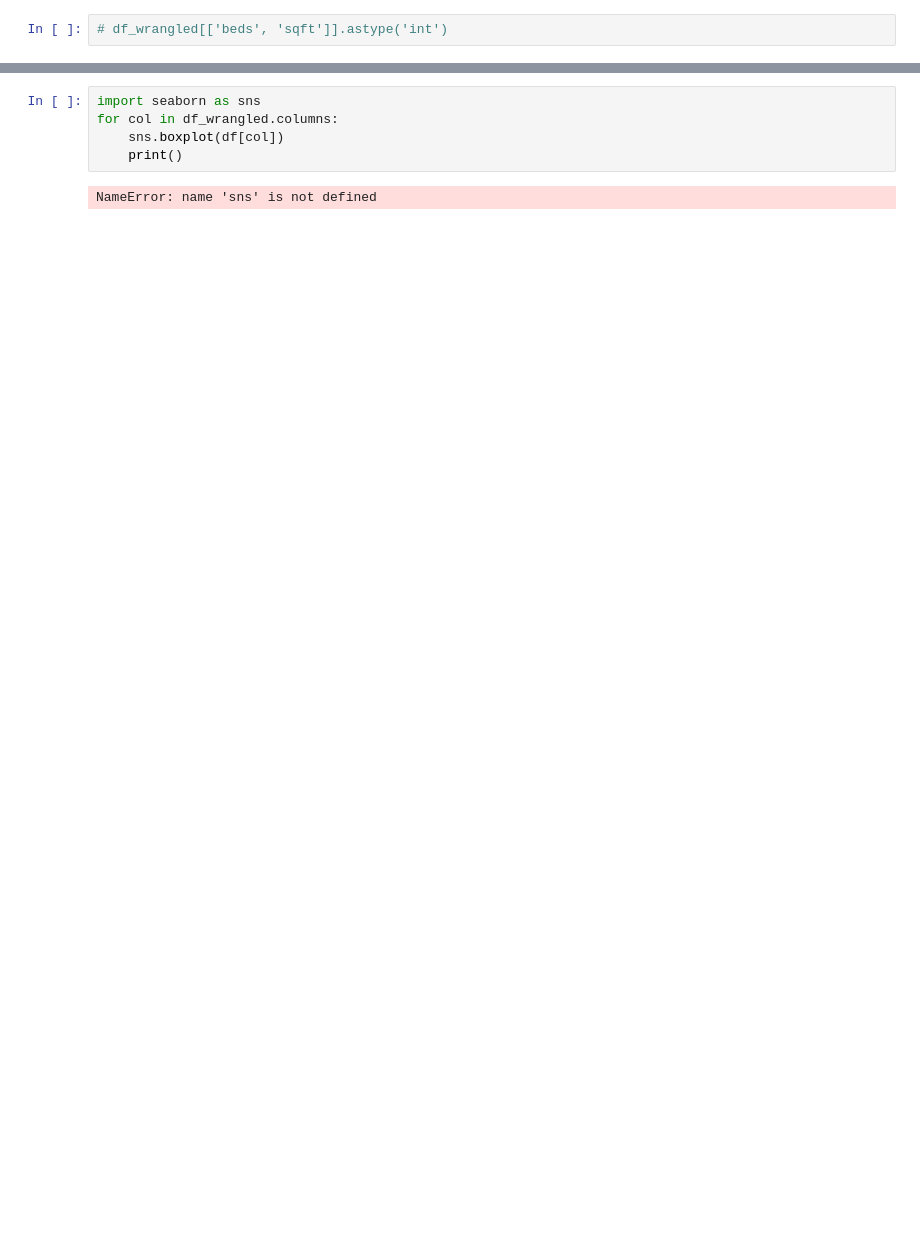
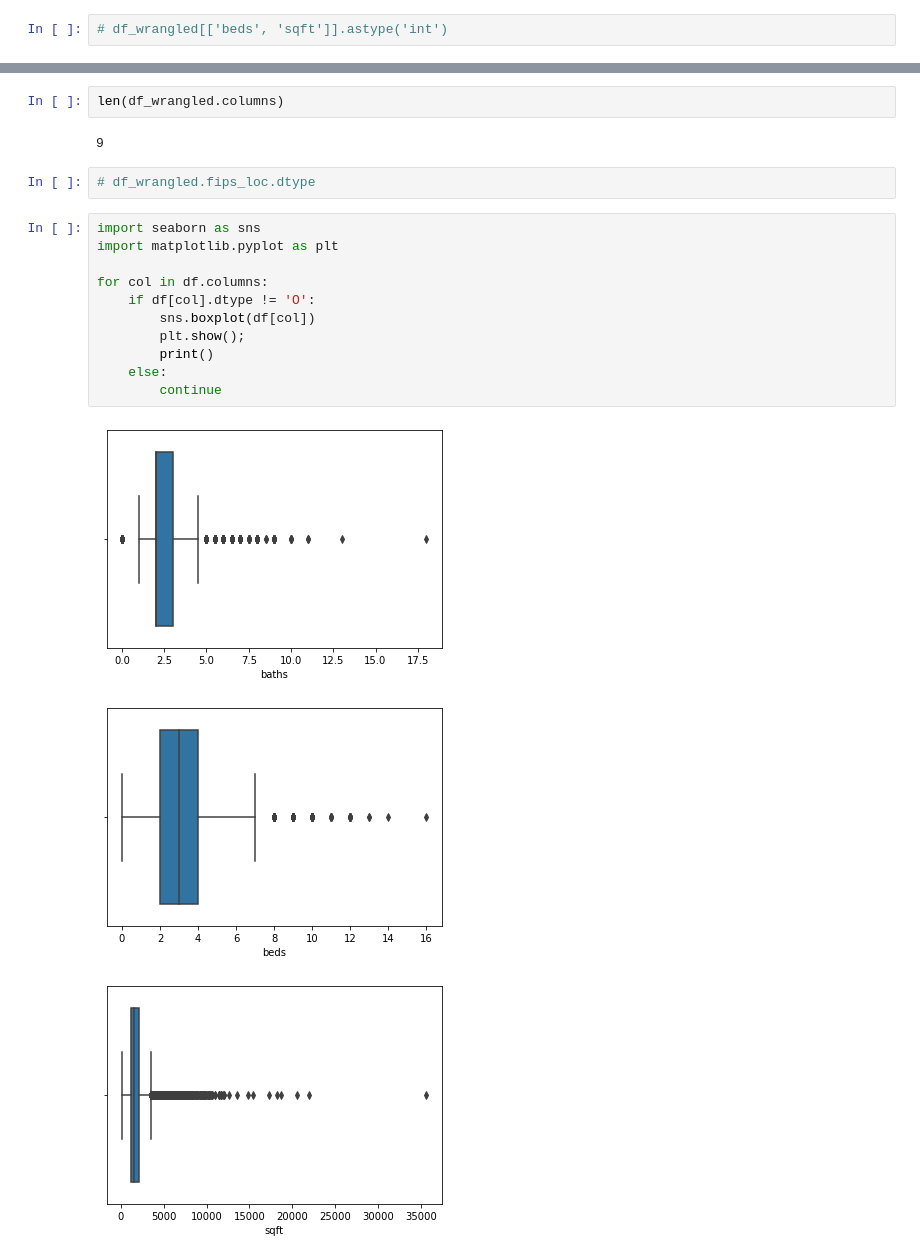
Before and after one commit to jones-stewart/zillow-clustering-project, a Jupyter notebook: 01_wrangle_jones.ipynb, the cells around one changed output, grey strips where cells are left out. Cells and saved outputs as stored; diff of their text form; blank space fills up the shorter version.

```diff
--- a/01_wrangle_jones.ipynb
+++ b/01_wrangle_jones.ipynb
@@ -108,7 +205,21 @@ memory usage: 560.0+ bytes
+# %%
+len(df_wrangled.columns)
+# %% [output]
+9
+# %%
+# df_wrangled.fips_loc.dtype
 # %%
 import seaborn as sns
-for col in df_wrangled.columns:
-    sns.boxplot(df[col])
-    print()
+import matplotlib.pyplot as plt
+
+for col in df.columns:
+    if df[col].dtype != 'O':
+        sns.boxplot(df[col])
+        plt.show();
+        print()
+    else:
+        continue
 # %% [output]
-NameError: name 'sns' is not defined
+[figure, added]
+[figure, added]
+[figure, added]
```
Also changed, not shown: parts of 30 cells of this notebook, 2 other files.
